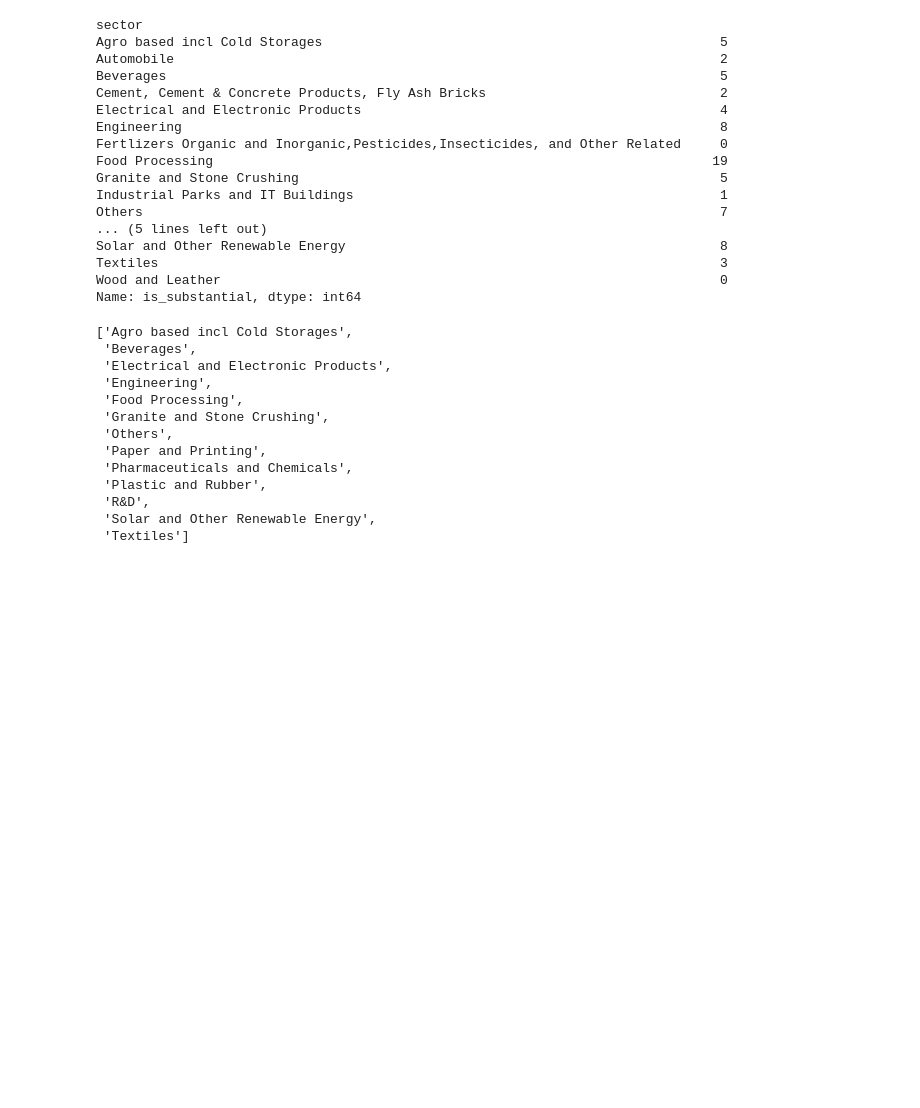
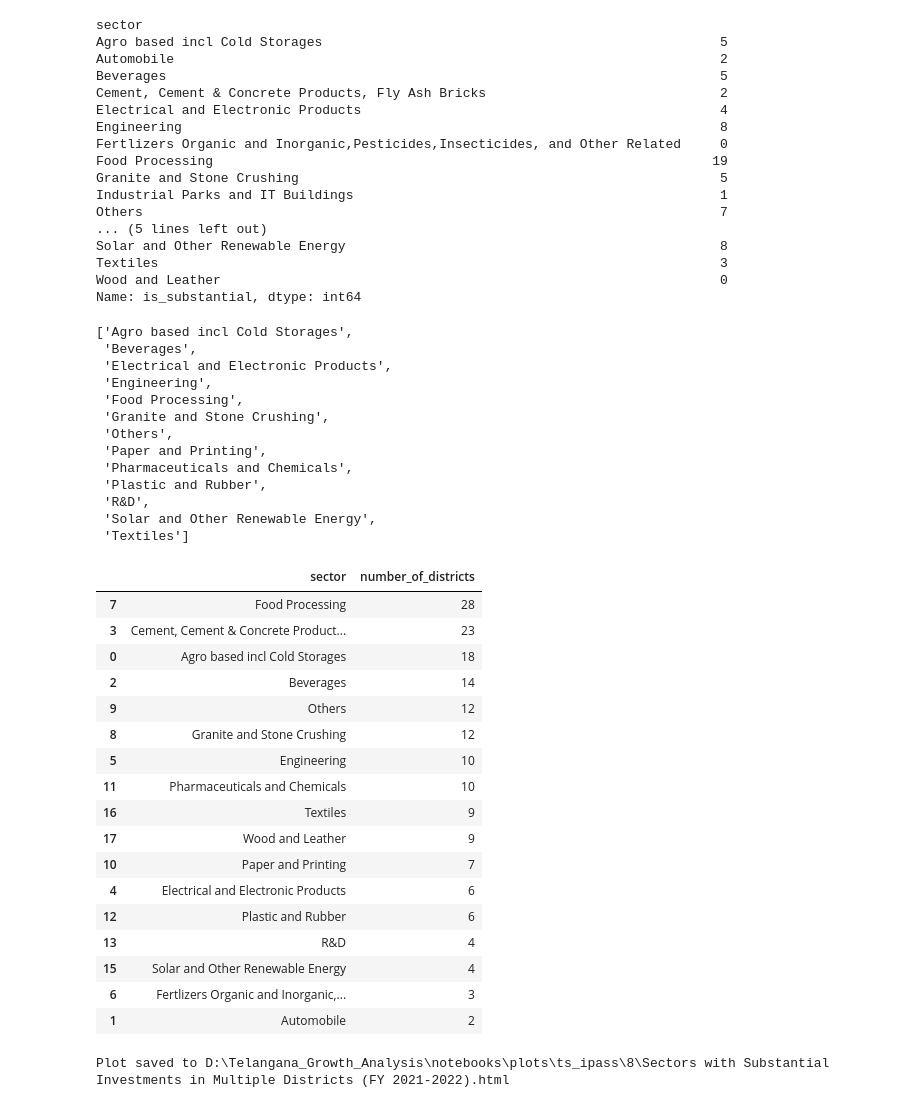
Before and after one commit to nani2357/Telangana_Growth_Analysis, a Jupyter notebook: notebooks/ts-ipass.ipynb, the cells around one changed output. Drawn from its saved outputs; the diff is of its cells as text; code cells hidden in the pictures; blank space fills up the shorter version.

```diff
--- a/notebooks/ts-ipass.ipynb
+++ b/notebooks/ts-ipass.ipynb
@@ -920,3 +920,75 @@ significant_sectors
  'R&D',
  'Solar and Other Renewable Energy',
  'Textiles']
+# %%
+#  Calculate the 75th percentile of investment values for each sector
+thresholds = filtered_data.groupby('sector')['investment_in_cr'].quantile(0.75).reset_index()
+
+#  Merge the thresholds with the original data
+merged_data = pd.merge(filtered_data, thresholds, on='sector', how='left', suffixes=('', '_75th'))
+
+#  Filter rows where investment exceeds the sector-specific threshold
+substantial_investments = merged_data[merged_data['investment_in_cr'] > merged_data['investment_in_cr_75th']]
+
+#  Count the number of districts with substantial investments for each sector
+district_counts = substantial_investments.groupby('sector')['district'].nunique().reset_index()
+district_counts.columns = ['sector', 'number_of_districts']
+
+#  Display sectors with substantial investments in multiple districts
+district_counts_sorted = district_counts[district_counts['number_of_districts'] > 1].sort_values(by='number_of_districts', ascending=False)
+district_counts_sorted
+# %% [output]
+|  | sector | number_of_districts |
+| 7 | Food Processing | 28 |
+| 3 | Cement, Cement & Concrete Product... | 23 |
+| 0 | Agro based incl Cold Storages | 18 |
+| 2 | Beverages | 14 |
+| 9 | Others | 12 |
+| 8 | Granite and Stone Crushing | 12 |
+| 5 | Engineering | 10 |
+| 11 | Pharmaceuticals and Chemicals | 10 |
+| 16 | Textiles | 9 |
+| 17 | Wood and Leather | 9 |
+| 10 | Paper and Printing | 7 |
+| 4 | Electrical and Electronic Products | 6 |
+| 12 | Plastic and Rubber | 6 |
+| 13 | R&D | 4 |
+| 15 | Solar and Other Renewable Energy | 4 |
+| 6 | Fertlizers Organic and Inorganic,... | 3 |
+| 1 | Automobile | 2 |
+# %%
+# Generate a list of colors for each district
+colors = ['#1f77b4', '#ff7f0e', '#2ca02c', '#d62728', '#9467bd', '#8c564b', '#e377c2', '#7f7f7f', '#bcbd22', '#17becf'] * (len(district_counts_sorted) // 10 + 1)  # This will repeat the color list to ensure there's a color for each district
+district_counts_sorted = district_counts[district_counts['number_of_districts'] > 1].sort_values(by='number_of_districts', ascending=True)
+# Plotting
+fig = go.Figure(data=[
+    go.Bar(name='Number of Districts',
+           y=district_counts_sorted['sector'],
+           x=district_counts_sorted['number_of_districts'],
+           orientation='h',
+           marker=dict(color=colors[:len(district_counts_sorted)]))  # Use only the number of colors needed
+])
+
+# Define the title string
+plot_title = "Sectors with Substantial Investments in Multiple Districts (FY 2021-2022)"
+
+# Update layout
+fig.update_layout(
+    title=plot_title,
+    xaxis_title='Number of Districts',
+    yaxis_title='Sector',
+    template="plotly_dark",
+    height=1000,
+    legend=dict(y=-0.1, x=0.4, xanchor='center', orientation='h')
+)
+
+# Save the plot (modify the path as per your requirements)
+plot_path = f"D:\\Telangana_Growth_Analysis\\notebooks\\plots\\ts_ipass\\8\\{plot_title}.html"
+fig.write_html(plot_path)
+
+print(f"Plot saved to {plot_path}")
+
+# Display the plot
+fig.show()
+# %% [output]
+Plot saved to D:\Telangana_Growth_Analysis\notebooks\plots\ts_ipass\8\Sectors with Substantial Investments in Multiple Districts (FY 2021-2022).html
```
Also changed, not shown: parts of 1 cell of this notebook, 6 other files.
